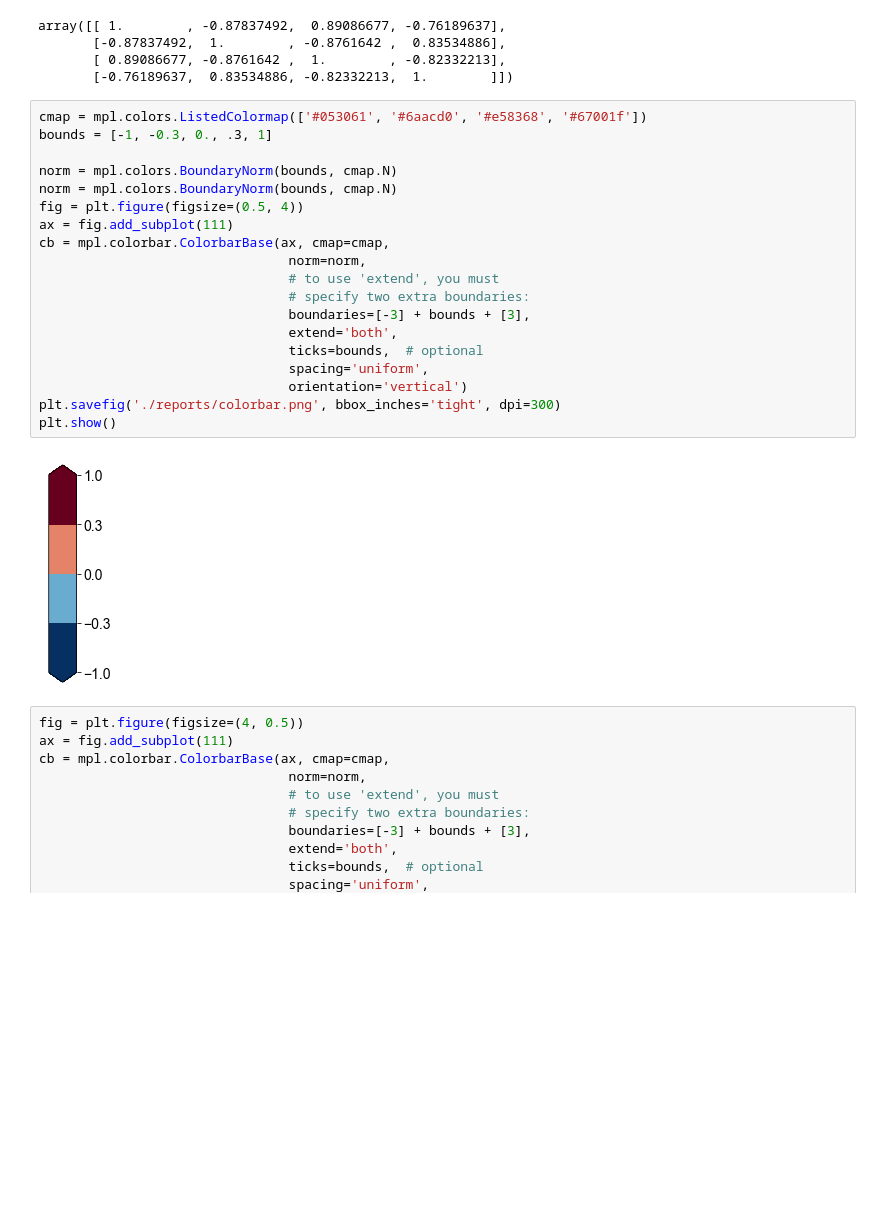
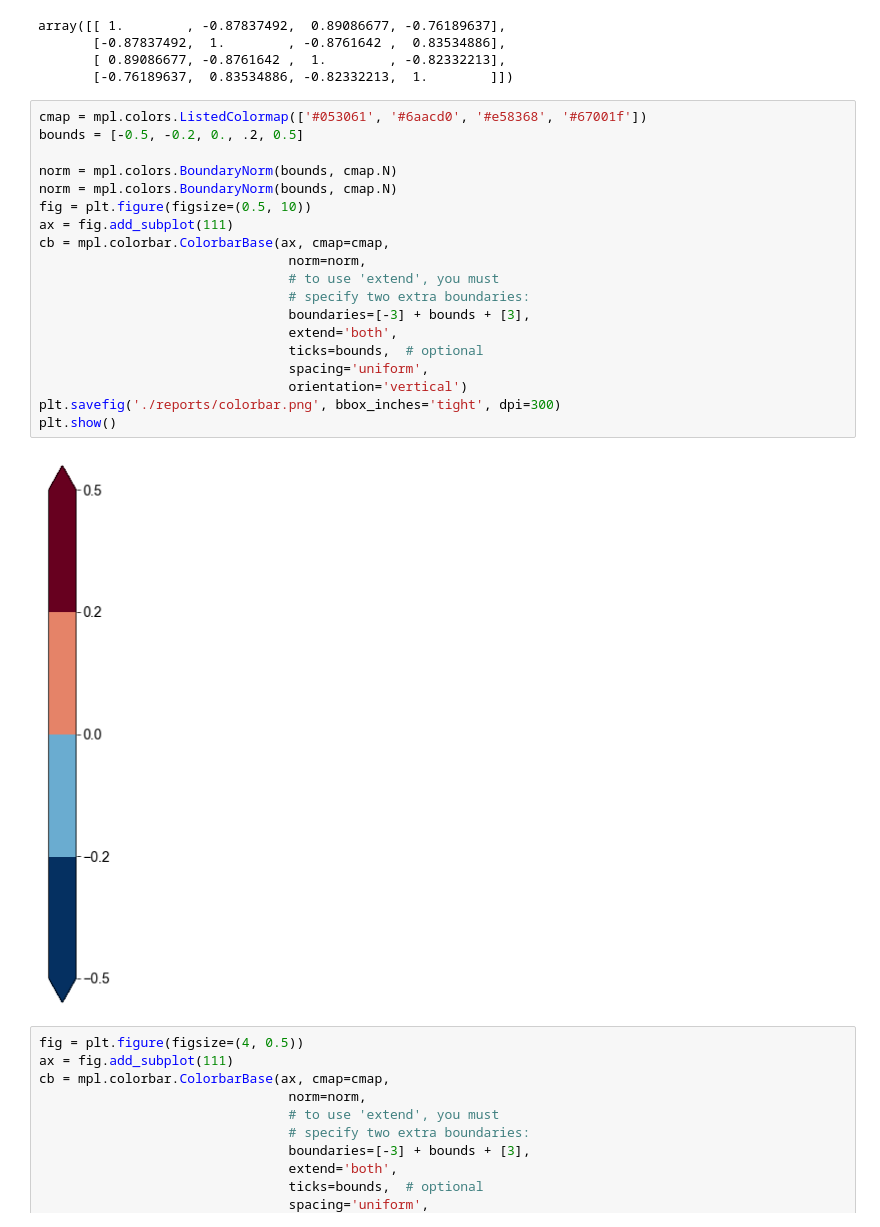
Before and after one commit to htwangtw/patterns-of-thought, a Jupyter notebook: notebooks/4.0-Ploting.ipynb, the cells around one changed output. Drawn from its saved outputs; the diff is of its cells as text; blank space fills up the shorter version.

```diff
--- a/notebooks/4.0-Ploting.ipynb
+++ b/notebooks/4.0-Ploting.ipynb
@@ -204,25 +233,25 @@ array([[ 1.        , -0.87837492,  0.89086677, -0.76189637],
        [-0.76189637,  0.83534886, -0.82332213,  1.        ]])
 # %%
 cmap = mpl.colors.ListedColormap(['#053061', '#6aacd0', '#e58368', '#67001f'])
-bounds = [-1, -0.3, 0., .3, 1]
+bounds = [-0.5, -0.2, 0., .2, 0.5]
 
 norm = mpl.colors.BoundaryNorm(bounds, cmap.N)
 norm = mpl.colors.BoundaryNorm(bounds, cmap.N)
-fig = plt.figure(figsize=(0.5, 4))
+fig = plt.figure(figsize=(0.5, 10))
 ax = fig.add_subplot(111)
 cb = mpl.colorbar.ColorbarBase(ax, cmap=cmap,
                                 norm=norm,
                                 # to use 'extend', you must
                                 # specify two extra boundaries:
                                 boundaries=[-3] + bounds + [3],
                                 extend='both',
                                 ticks=bounds,  # optional
                                 spacing='uniform',
                                 orientation='vertical')
 plt.savefig('./reports/colorbar.png', bbox_inches='tight', dpi=300)
 plt.show()
 # %% [output]
-[figure, old version]
+[figure, new version]
 # %%
 fig = plt.figure(figsize=(4, 0.5))
 ax = fig.add_subplot(111)
```
Also changed, not shown: parts of 20 cells of this notebook, 38 other files.
